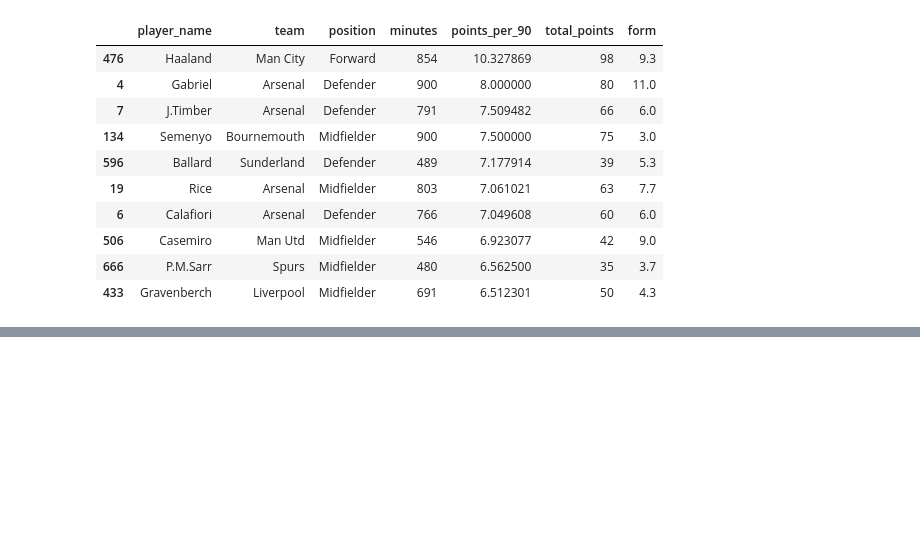
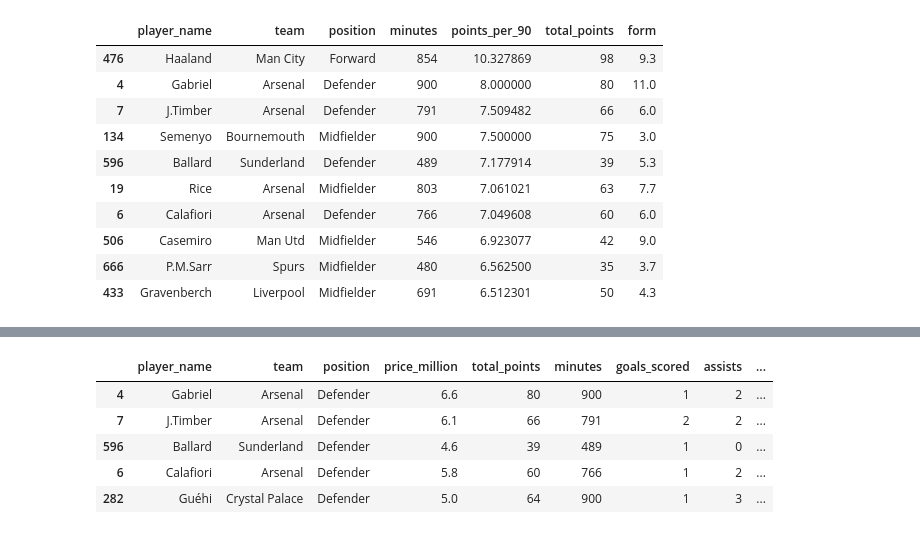
Before and after one commit to SamAbr/FPL-Squad-Selection, a Jupyter notebook: FPL.ipynb, the cells around one changed output, grey strips where cells are left out. Cells and saved outputs as stored; diff of their text form; code cells hidden in the pictures; blank space fills up the shorter version.

```diff
--- a/FPL.ipynb
+++ b/FPL.ipynb
@@ -439,0 +457,9 @@ fpl_filtered.sort_values('points_per_90', ascending=False).head(10)[
+# %%
+defenders.head()
+# %% [output]
+|  | player_name | team | position | price_million | total_points | minutes | goals_scored | assists | ... |
+| 4 | Gabriel | Arsenal | Defender | 6.6 | 80 | 900 | 1 | 2 | ... |
+| 7 | J.Timber | Arsenal | Defender | 6.1 | 66 | 791 | 2 | 2 | ... |
+| 596 | Ballard | Sunderland | Defender | 4.6 | 39 | 489 | 1 | 0 | ... |
+| 6 | Calafiori | Arsenal | Defender | 5.8 | 60 | 766 | 1 | 2 | ... |
+| 282 | Guéhi | Crystal Palace | Defender | 5.0 | 64 | 900 | 1 | 3 | ... |
```
Also changed, not shown: parts of 8 cells of this notebook.
